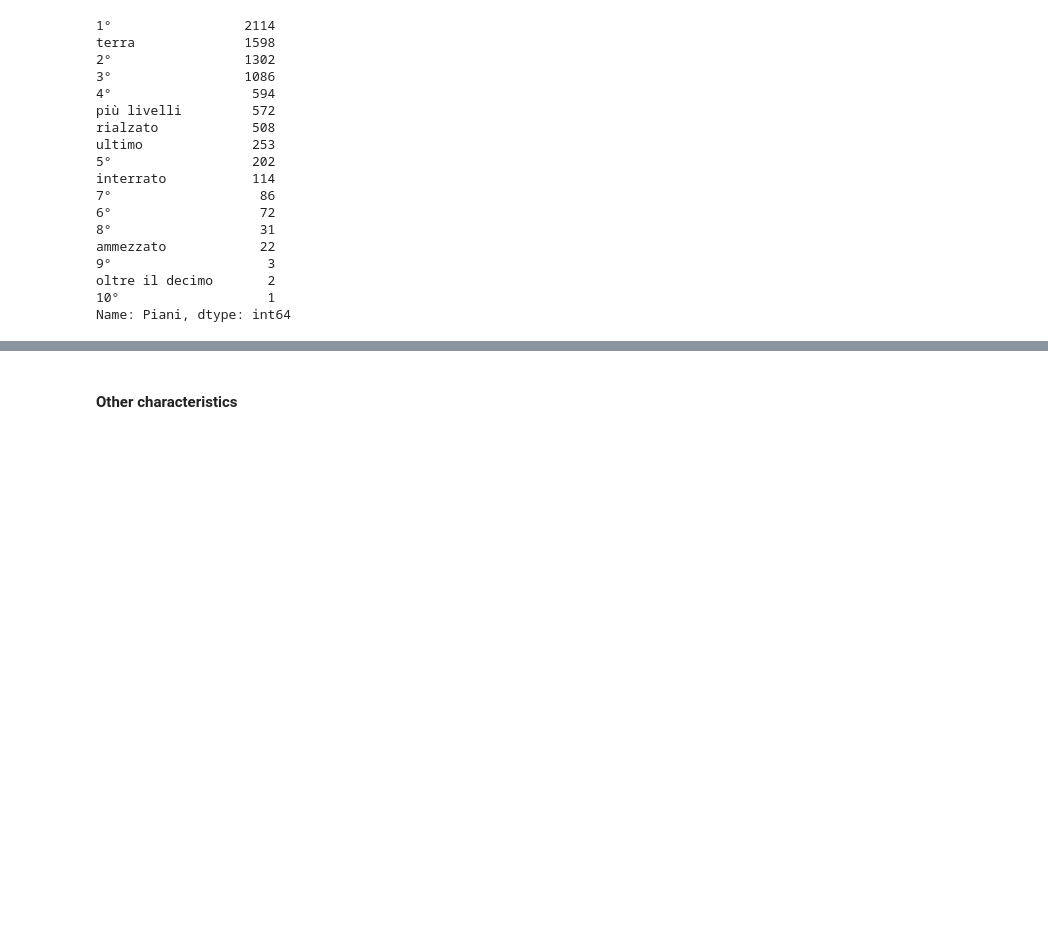
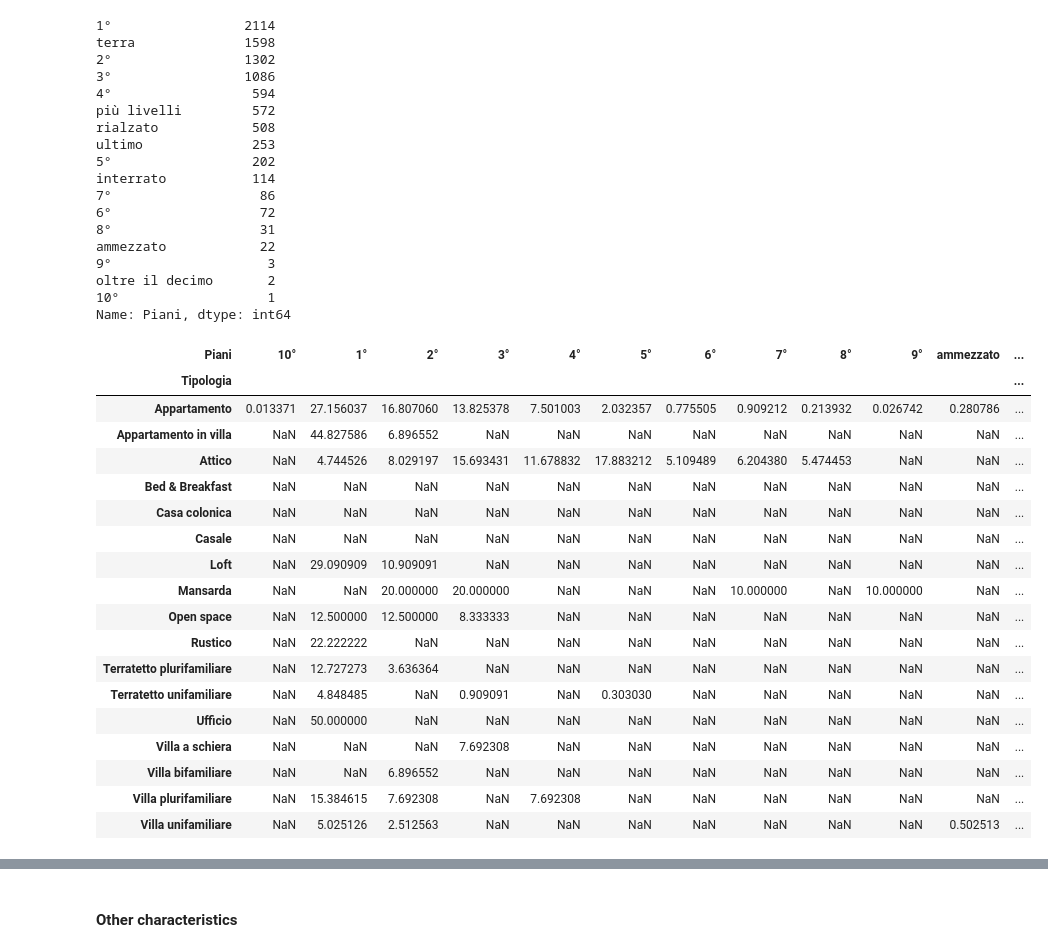
Before and after one commit to LazyEval/housing-prices-firenze, a Jupyter notebook: notebooks/1.0-LazyEval-data-cleaning.ipynb, the cells around one changed output, grey strips where cells are left out. Cells and saved outputs as stored; diff of their text form; code cells hidden in the pictures; blank space fills up the shorter version.

```diff
--- a/notebooks/1.0-LazyEval-data-cleaning.ipynb
+++ b/notebooks/1.0-LazyEval-data-cleaning.ipynb
@@ -799,3 +793,25 @@ ammezzato            22
 oltre il decimo       2
 10°                   1
 Name: Piani, dtype: int64
+# %%
+df.groupby('Tipologia')['Piani'].value_counts().unstack().apply(lambda x: x/x.sum()*100, axis=1)
+# %% [output]
+| Piani | 10° | 1° | 2° | 3° | 4° | 5° | 6° | 7° | 8° | 9° | ammezzato | ... |
+| Tipologia |  |  |  |  |  |  |  |  |  |  |  | ... |
+| Appartamento | 0.013371 | 27.156037 | 16.807060 | 13.825378 | 7.501003 | 2.032357 | 0.775505 | 0.909212 | 0.213932 | 0.026742 | 0.280786 | ... |
+| Appartamento in villa | NaN | 44.827586 | 6.896552 | NaN | NaN | NaN | NaN | NaN | NaN | NaN | NaN | ... |
+| Attico | NaN | 4.744526 | 8.029197 | 15.693431 | 11.678832 | 17.883212 | 5.109489 | 6.204380 | 5.474453 | NaN | NaN | ... |
+| Bed & Breakfast | NaN | NaN | NaN | NaN | NaN | NaN | NaN | NaN | NaN | NaN | NaN | ... |
+| Casa colonica | NaN | NaN | NaN | NaN | NaN | NaN | NaN | NaN | NaN | NaN | NaN | ... |
+| Casale | NaN | NaN | NaN | NaN | NaN | NaN | NaN | NaN | NaN | NaN | NaN | ... |
+| Loft | NaN | 29.090909 | 10.909091 | NaN | NaN | NaN | NaN | NaN | NaN | NaN | NaN | ... |
+| Mansarda | NaN | NaN | 20.000000 | 20.000000 | NaN | NaN | NaN | 10.000000 | NaN | 10.000000 | NaN | ... |
+| Open space | NaN | 12.500000 | 12.500000 | 8.333333 | NaN | NaN | NaN | NaN | NaN | NaN | NaN | ... |
+| Rustico | NaN | 22.222222 | NaN | NaN | NaN | NaN | NaN | NaN | NaN | NaN | NaN | ... |
+| Terratetto plurifamiliare | NaN | 12.727273 | 3.636364 | NaN | NaN | NaN | NaN | NaN | NaN | NaN | NaN | ... |
+| Terratetto unifamiliare | NaN | 4.848485 | NaN | 0.909091 | NaN | 0.303030 | NaN | NaN | NaN | NaN | NaN | ... |
+| Ufficio | NaN | 50.000000 | NaN | NaN | NaN | NaN | NaN | NaN | NaN | NaN | NaN | ... |
+| Villa a schiera | NaN | NaN | NaN | 7.692308 | NaN | NaN | NaN | NaN | NaN | NaN | NaN | ... |
+| Villa bifamiliare | NaN | NaN | 6.896552 | NaN | NaN | NaN | NaN | NaN | NaN | NaN | NaN | ... |
+| Villa plurifamiliare | NaN | 15.384615 | 7.692308 | NaN | 7.692308 | NaN | NaN | NaN | NaN | NaN | NaN | ... |
+| Villa unifamiliare | NaN | 5.025126 | 2.512563 | NaN | NaN | NaN | NaN | NaN | NaN | NaN | 0.502513 | ... |
```
Also changed, not shown: parts of 74 cells of this notebook.
